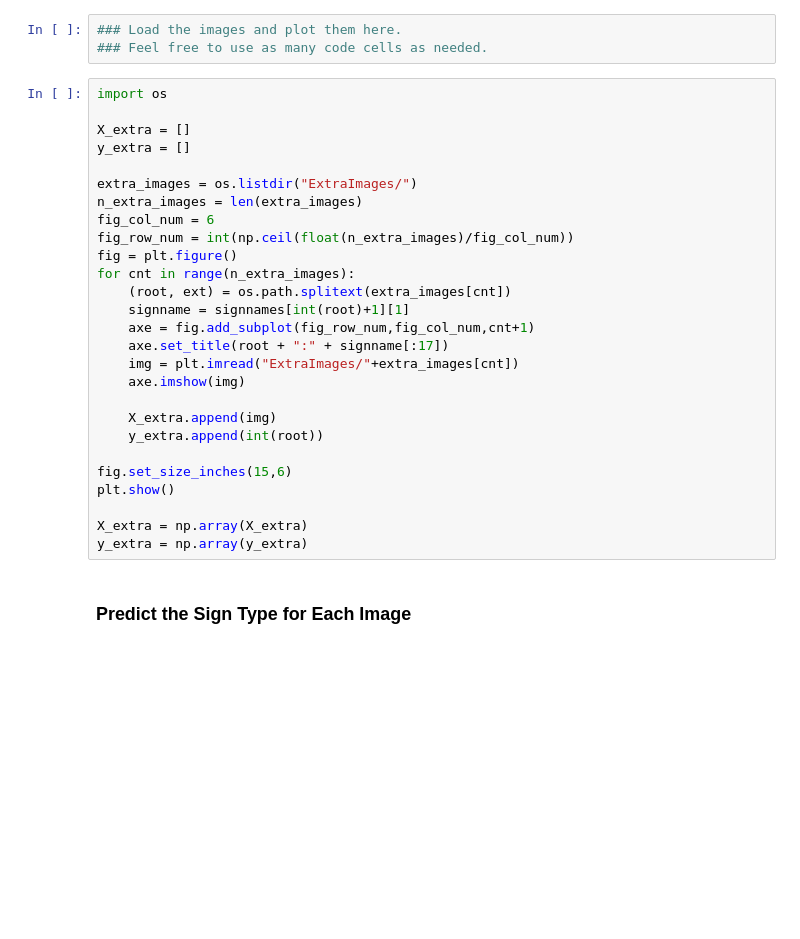
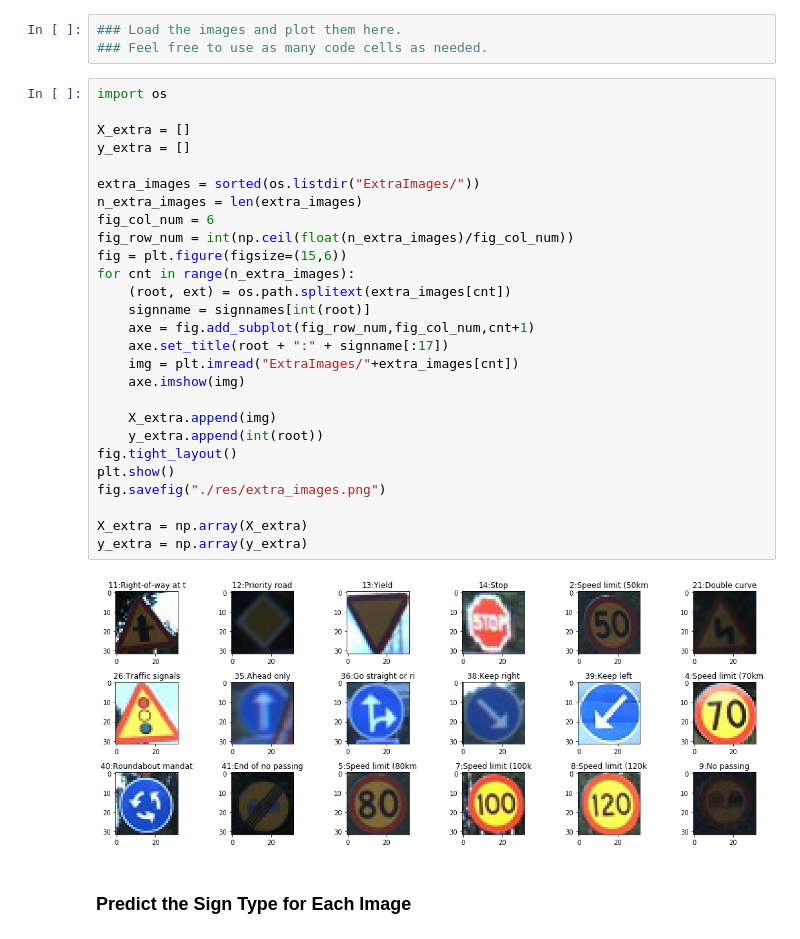
Before and after one commit to ahmadsheikhveisi/CarND-Traffic-Sign-Classifier-Project, a Jupyter notebook: Traffic_Sign_Classifier.ipynb, the cells around one changed output. Saved outputs shown, nothing was run; the diff lists cells and outputs as text; blank space fills up the shorter version.

```diff
--- a/Traffic_Sign_Classifier.ipynb
+++ b/Traffic_Sign_Classifier.ipynb
@@ -667,30 +809,32 @@ You may find `signnames.csv` useful as it contains mappings from the class id (i
 # %%
 import os
 
 X_extra = []
 y_extra = []
 
-extra_images = os.listdir("ExtraImages/")
+extra_images = sorted(os.listdir("ExtraImages/"))
 n_extra_images = len(extra_images)
 fig_col_num = 6
 fig_row_num = int(np.ceil(float(n_extra_images)/fig_col_num))
-fig = plt.figure()
+fig = plt.figure(figsize=(15,6))
 for cnt in range(n_extra_images):
     (root, ext) = os.path.splitext(extra_images[cnt])
-    signname = signnames[int(root)+1][1]
+    signname = signnames[int(root)]
     axe = fig.add_subplot(fig_row_num,fig_col_num,cnt+1)
     axe.set_title(root + ":" + signname[:17])
     img = plt.imread("ExtraImages/"+extra_images[cnt])
     axe.imshow(img)
 
     X_extra.append(img)
     y_extra.append(int(root))
-
-fig.set_size_inches(15,6)
+fig.tight_layout()
 plt.show()
+fig.savefig("./res/extra_images.png")
 
 X_extra = np.array(X_extra)
 y_extra = np.array(y_extra)
+# %% [output]
+[figure, added]
 # %% [markdown]
 ### Predict the Sign Type for Each Image
 # %%
```
Also changed, not shown: parts of 15 cells of this notebook, 15 other files.
